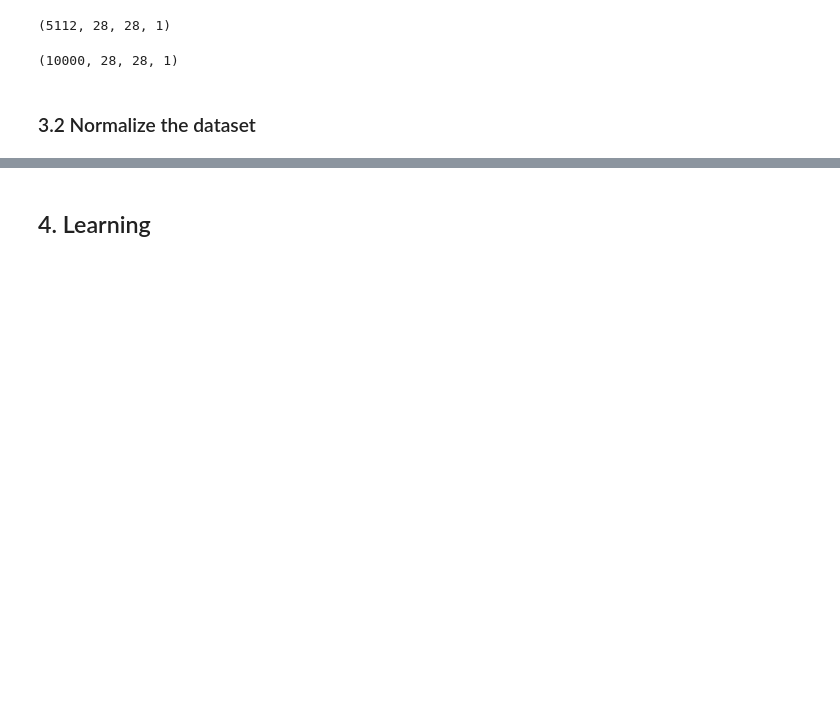
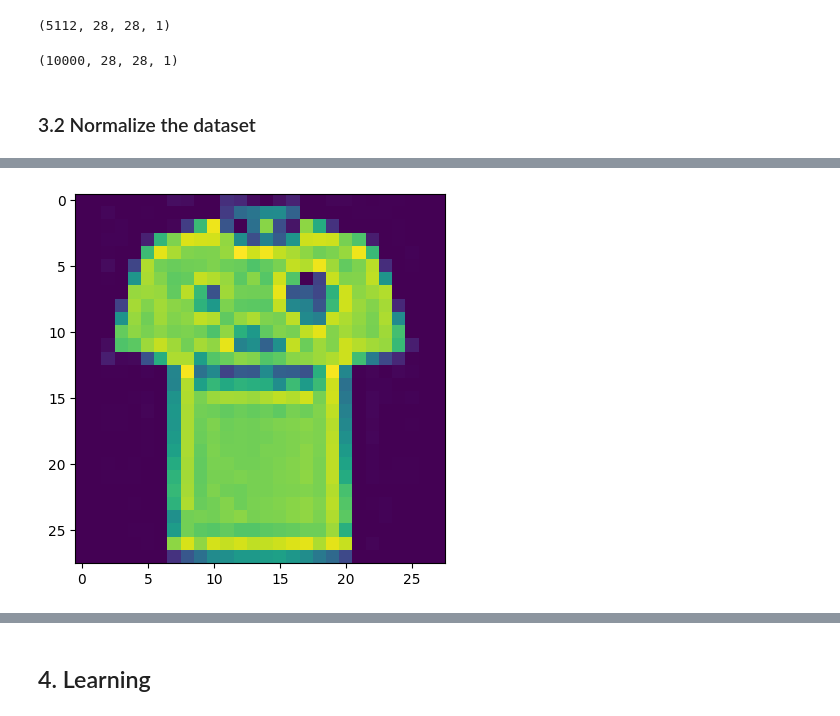
Before and after one commit to modernpacifist/MDS-UFU-DL-TEST-Fashion-MNIST, a Jupyter notebook: MDS_UFU_DL_TEST_Fashion_MNIST.ipynb, the cells around one changed output, grey strips where cells are left out. Saved outputs shown, nothing was run; the diff lists cells and outputs as text; code cells hidden in the pictures; blank space fills up the shorter version.

Commit message:
MDS_UFU_DL_TEST_Fashion_MNIST.ipynb:0.88 beta

```diff
--- a/MDS_UFU_DL_TEST_Fashion_MNIST.ipynb
+++ b/MDS_UFU_DL_TEST_Fashion_MNIST.ipynb
@@ -175 +173,15 @@ plt.imshow(aim[31])
 [figure]
+# %%
+train_x = x_train.astype('float32')
+test_x = x_test.astype('float32')
+val_x = aim.astype('float32')
+train_x = train_x / 255
+test_x = test_x / 255
+val_x = val_x / 255
+target_train = tf.keras.utils.to_categorical(y_train, 10)
+target_test = tf.keras.utils.to_categorical(y_test, 10)
+# %%
+plt.imshow(val_x[0])
+plt.show()
+# %% [output]
+[figure, added]
```
Also changed, not shown: parts of 19 cells of this notebook.
